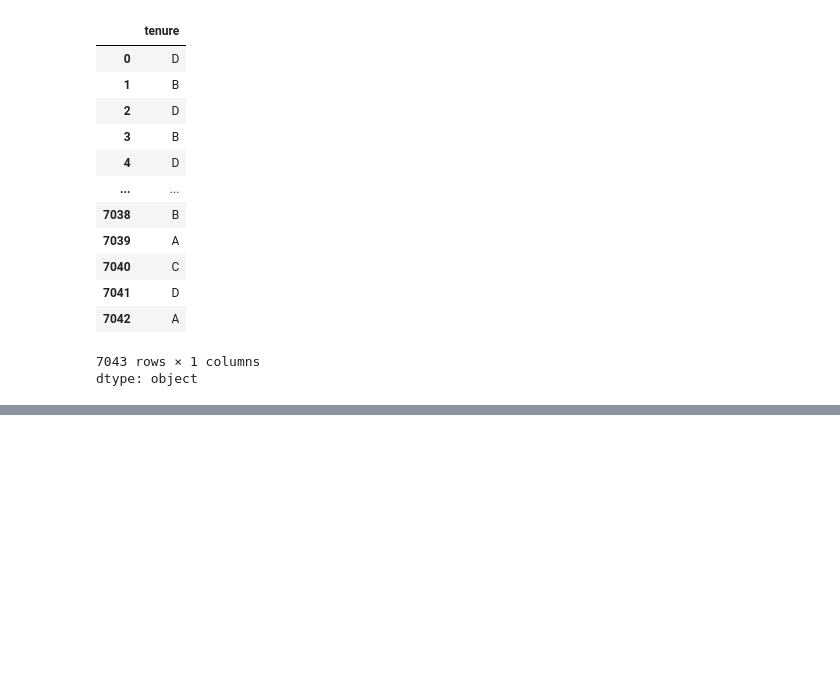
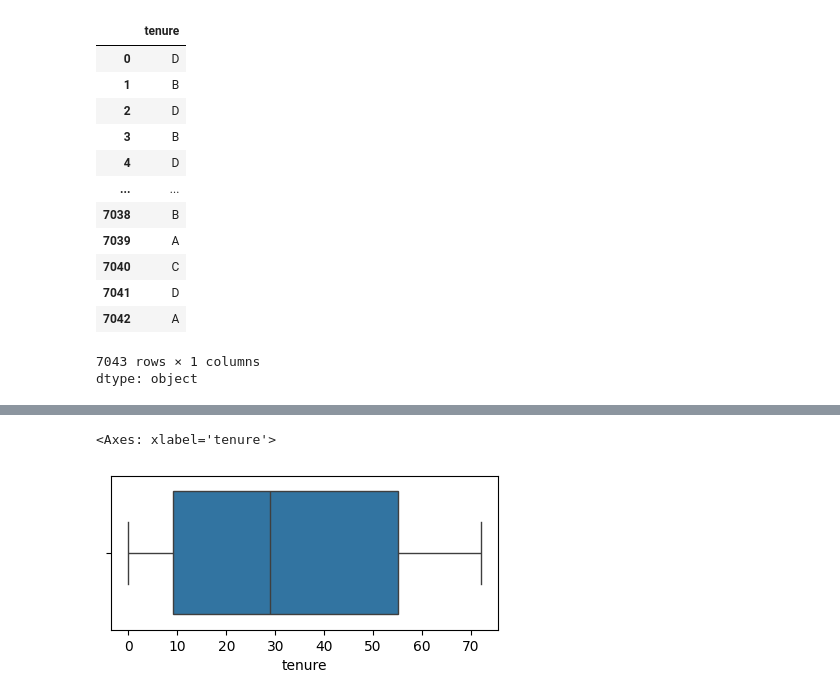
Before and after one commit to rohit0235/Data-analysis-using-pandas, a Jupyter notebook: panda.ipynb, the cells around one changed output, grey strips where cells are left out. Saved outputs shown, nothing was run; the diff lists cells and outputs as text; code cells hidden in the pictures; blank space fills up the shorter version.

```diff
--- a/panda.ipynb
+++ b/panda.ipynb
@@ -332,0 +313,6 @@ dtype: object
+# %%
+plt.figure(figsize=(5,2))
+sns.boxplot(x=df['tenure'])
+# %% [output]
+<Axes: xlabel='tenure'>
+[figure, added]
```
Also changed, not shown: parts of 17 cells of this notebook.
